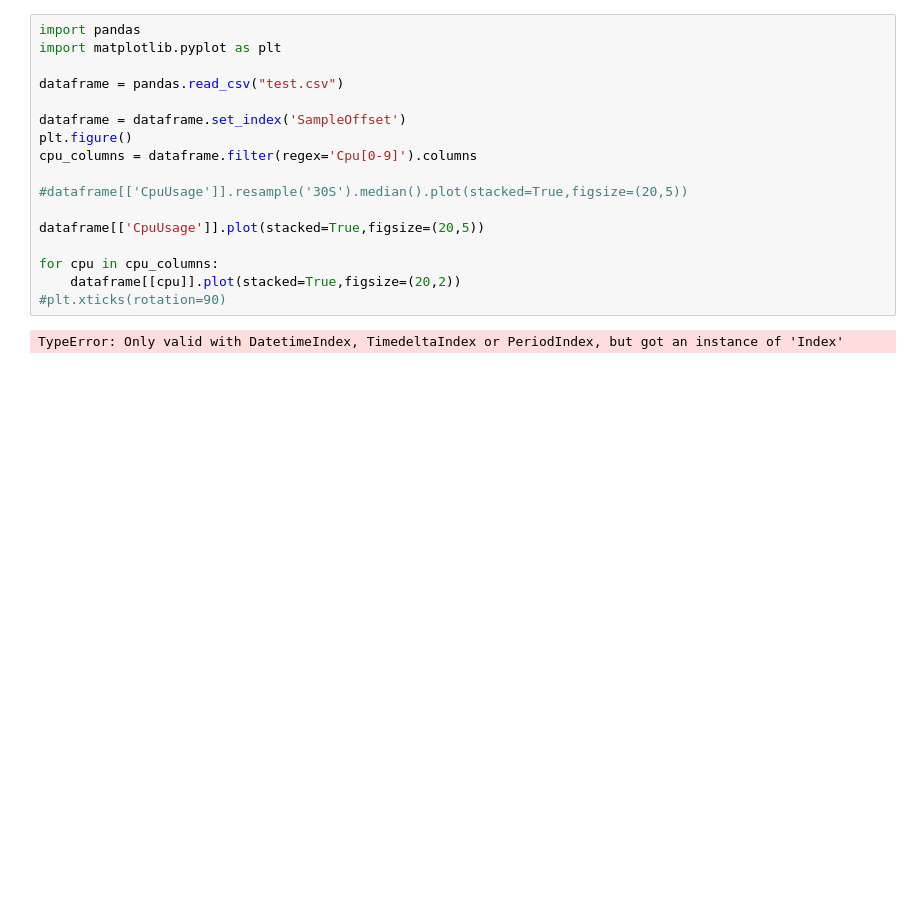
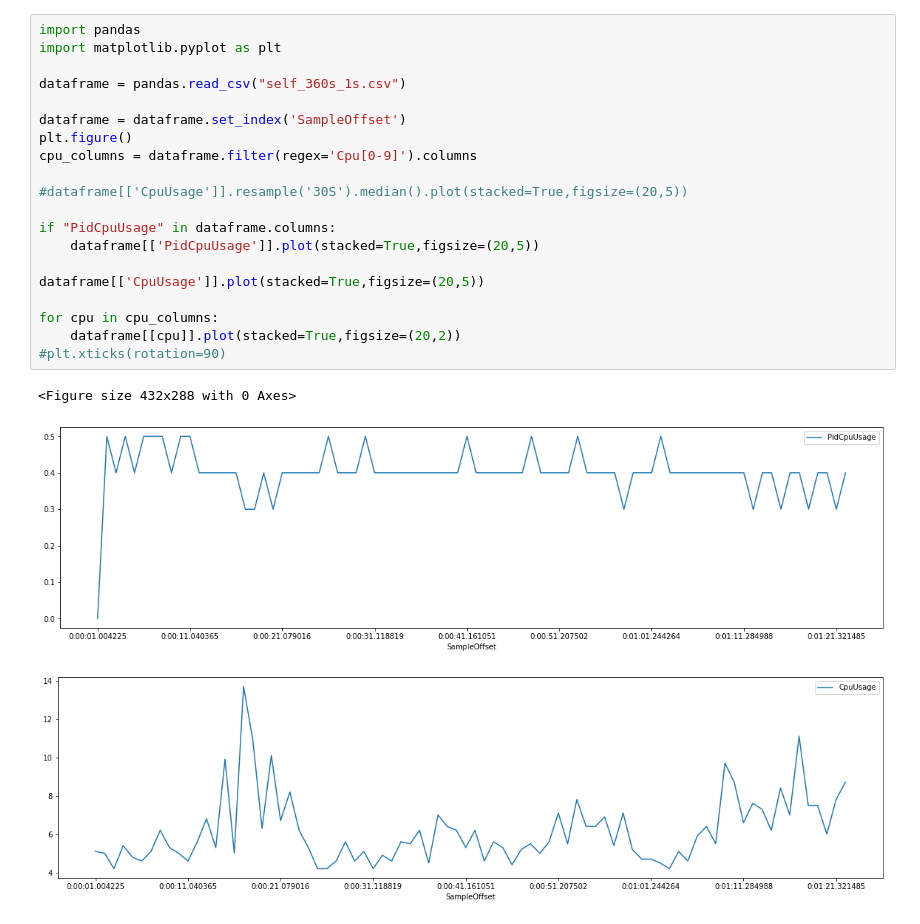
Before and after one commit to macarte/cpu_stats, a Jupyter notebook: cpu_stats.ipynb, the cells around one changed output. Saved outputs shown, nothing was run; the diff lists cells and outputs as text; blank space fills up the shorter version.

Commit message:
added overall cpu usage with pid usage

```diff
--- a/cpu_stats.ipynb
+++ b/cpu_stats.ipynb
@@ -1,19 +1,24 @@
 # %%
 import pandas
 import matplotlib.pyplot as plt
 
-dataframe = pandas.read_csv("test.csv")
+dataframe = pandas.read_csv("self_360s_1s.csv")
 
 dataframe = dataframe.set_index('SampleOffset')
 plt.figure()
 cpu_columns = dataframe.filter(regex='Cpu[0-9]').columns
 
 #dataframe[['CpuUsage']].resample('30S').median().plot(stacked=True,figsize=(20,5))
 
+if "PidCpuUsage" in dataframe.columns:
+    dataframe[['PidCpuUsage']].plot(stacked=True,figsize=(20,5))
+
 dataframe[['CpuUsage']].plot(stacked=True,figsize=(20,5))
 
 for cpu in cpu_columns:
     dataframe[[cpu]].plot(stacked=True,figsize=(20,2))
 #plt.xticks(rotation=90)
 # %% [output]
-TypeError: Only valid with DatetimeIndex, TimedeltaIndex or PeriodIndex, but got an instance of 'Index'
+<Figure size 432x288 with 0 Axes>
+[figure, added]
+[figure, added]
```
Also changed, not shown: 2 other files.
